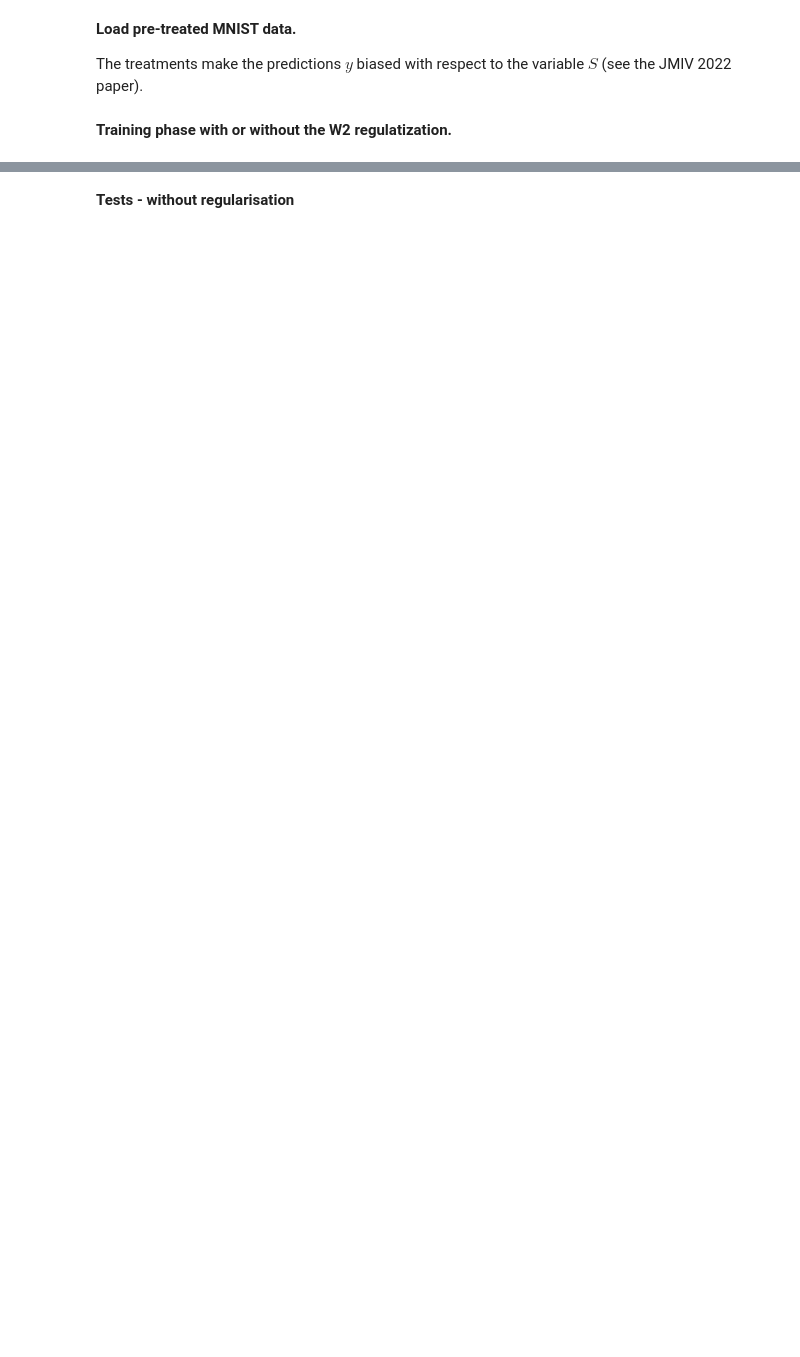
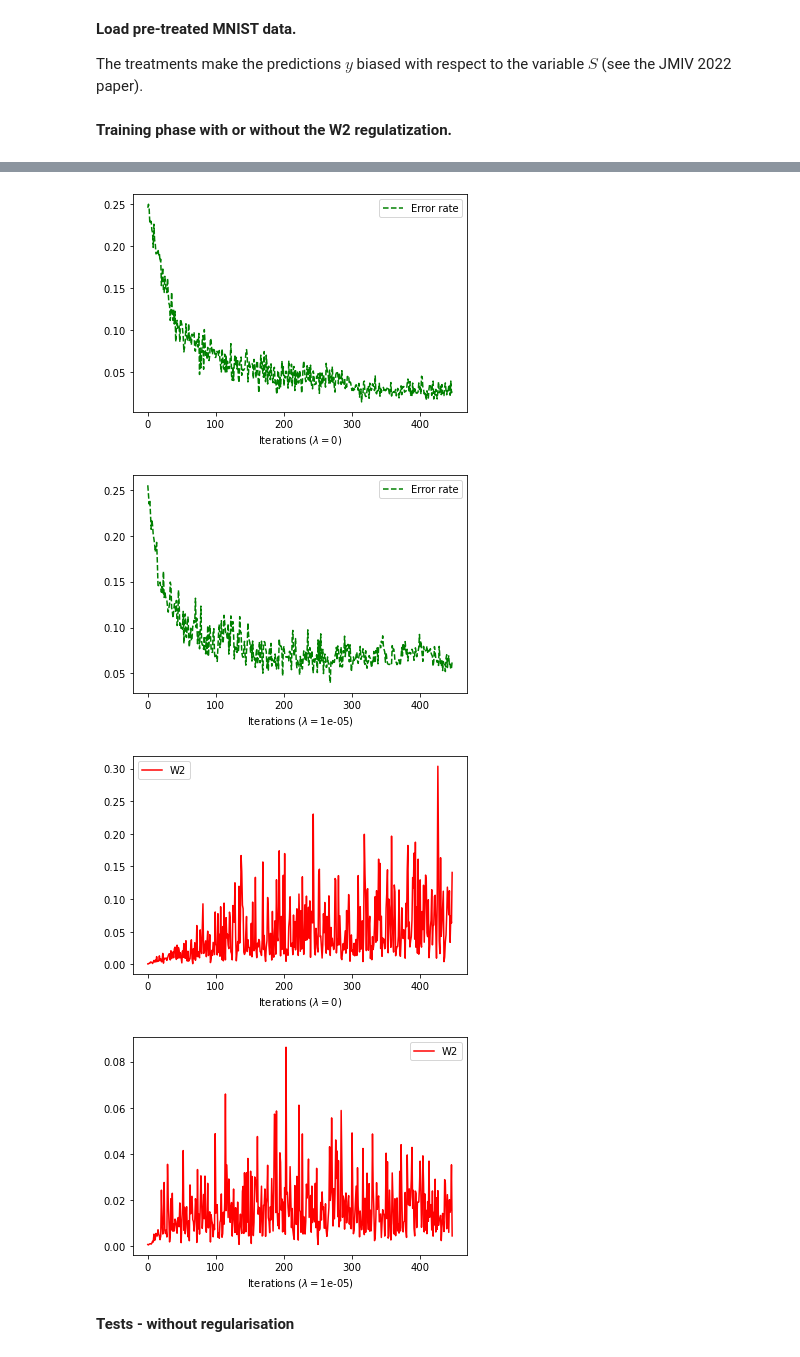
Before and after one commit to lrisser/W2reg, a Jupyter notebook: Test_W2reg_code.ipynb, the cells around one changed output, grey strips where cells are left out. Cells and saved outputs as stored; diff of their text form; code cells hidden in the pictures; blank space fills up the shorter version.

```diff
--- a/Test_W2reg_code.ipynb
+++ b/Test_W2reg_code.ipynb
@@ -90,3 +80,34 @@ epoch 1 -- batchNb 149: 0.05766242 0.011215434315270762 --  lambda=0.0025
+# %%
+plt.figure()
+plt.plot(Lists_Results_noreg['Acc'],'g--',label='Error rate')
+plt.xlabel('Iterations ($\lambda=0$)')
+plt.legend()
+plt.savefig('Convergence_attach_noreg.pdf')
+
+
+plt.figure()
+plt.plot(Lists_Results_reg['Acc'],'g--',label='Error rate')
+plt.xlabel('Iterations ($\lambda=$'+str(lambdavar)+')')
+plt.legend()
+plt.savefig('Convergence_attach_'+str(lambdavar)+'.pdf')
+
+
+plt.figure()
+plt.plot(np.array(Lists_Results_noreg['W2'])/lambdavar_almost_0,'r-',label='W2')
+plt.xlabel('Iterations ($\lambda=0$)')
+plt.legend()
+plt.savefig('Convergence_regul_noreg.pdf')
+
+plt.figure()
+plt.plot(np.array(Lists_Results_reg['W2'])/lambdavar,'r-',label='W2')
+plt.xlabel('Iterations ($\lambda=$'+str(lambdavar)+')')
+plt.legend()
+plt.savefig('Convergence_regul_'+str(lambdavar)+'.pdf')
+# %% [output]
+[figure, added]
+[figure, added]
+[figure, added]
+[figure, added]
 # %% [markdown]
 **Tests - without regularisation**
 # %%
```
Also changed, not shown: parts of 4 cells of this notebook, 2 other files.
